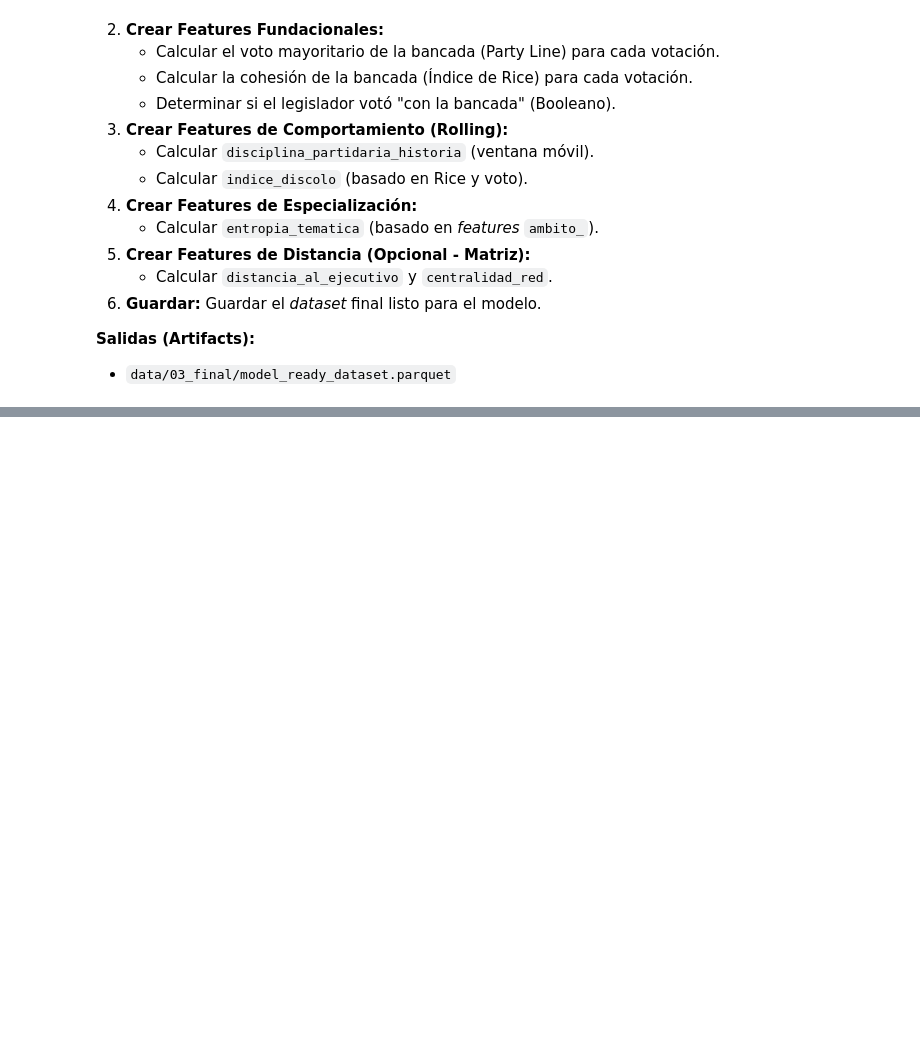
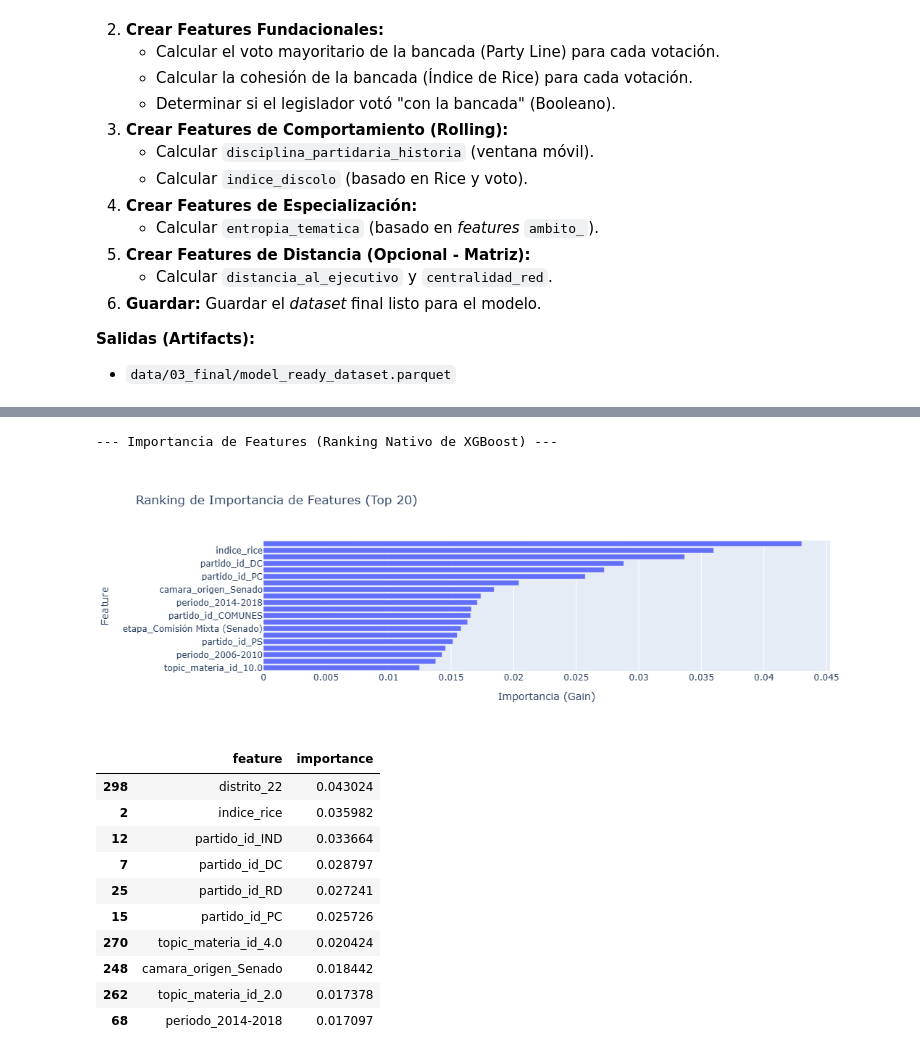
Before and after one commit to AngelBachler/Legislative-Voting-Behavior-Prediction-, a Jupyter notebook: notebooks/10_Model_Feature_Engineering.ipynb, the cells around one changed output, grey strips where cells are left out. Saved outputs shown, nothing was run; the diff lists cells and outputs as text; code cells hidden in the pictures; blank space fills up the shorter version.

```diff
--- a/notebooks/10_Model_Feature_Engineering.ipynb
+++ b/notebooks/10_Model_Feature_Engineering.ipynb
@@ -78,0 +353,48 @@ AttributeError: module 'pandas' has no attribute '__version__'
+# %%
+import plotly.express as px # (Asegúrate de tenerlo importado)
+
+logging.info("Iniciando análisis de Importancia de Features (Nativo de XGBoost)...")
+logging.warning("Pivote: Se usará 'feature_importances_' de XGBoost debido a un bug de compatibilidad con SHAP.")
+
+# 1. Extraer el clasificador y el preprocesador del pipeline
+xgb_model = pipe_xgb.named_steps['classifier']
+preprocessor_fitted = pipe_xgb.named_steps['preprocessor']
+
+# 2. Obtener los nombres de las features *después* del OneHotEncoding
+try:
+    feature_names = preprocessor_fitted.get_feature_names_out()
+    feature_names = [name.replace('num__', '').replace('cat__', '') for name in feature_names]
+except Exception as e:
+    logging.error(f"No se pudieron obtener los nombres de las features automáticamente: {e}")
+    raise e
+
+# 3. (EL PIVOTE) Obtener la importancia nativa del modelo
+#    (Esto es un array de números, uno por cada feature)
+importances = xgb_model.feature_importances_
+
+# 4. Crear un DataFrame para mapear nombres a importancia
+df_importance = pd.DataFrame({
+    'feature': feature_names,
+    'importance': importances
+}).sort_values(by='importance', ascending=False)
+
+logging.info("✓ Importancia de features calculada.")
+
+# 5. ¡El Gráfico "Pulento"! (Ranking de Features)
+print("\n--- Importancia de Features (Ranking Nativo de XGBoost) ---")
+# (Mostrar el top 20)
+top_20_features = df_importance.head(20).sort_values(by='importance', ascending=True)
+
+fig = px.bar(
+    top_20_features,
+    x='importance',
+    y='feature',
+    orientation='h',
+    title="Ranking de Importancia de Features (Top 20)",
+    labels={'importance': 'Importancia (Gain)', 'feature': 'Feature'}
+)
+fig.update_layout(yaxis_title="Feature", xaxis_title="Importancia (Gain)")
+fig.show()
+
+display(df_importance.head(10))
+# %% [output]
@@ -78,0 +404,13 @@ AttributeError: module 'pandas' has no attribute '__version__'
+--- Importancia de Features (Ranking Nativo de XGBoost) ---
+[figure, added]
+|  | feature | importance |
+| 298 | distrito_22 | 0.043024 |
+| 2 | indice_rice | 0.035982 |
+| 12 | partido_id_IND | 0.033664 |
+| 7 | partido_id_DC | 0.028797 |
+| 25 | partido_id_RD | 0.027241 |
+| 15 | partido_id_PC | 0.025726 |
+| 270 | topic_materia_id_4.0 | 0.020424 |
+| 248 | camara_origen_Senado | 0.018442 |
+| 262 | topic_materia_id_2.0 | 0.017378 |
+| 68 | periodo_2014-2018 | 0.017097 |
```
Also changed, not shown: parts of 17 cells of this notebook, 12 other files.
